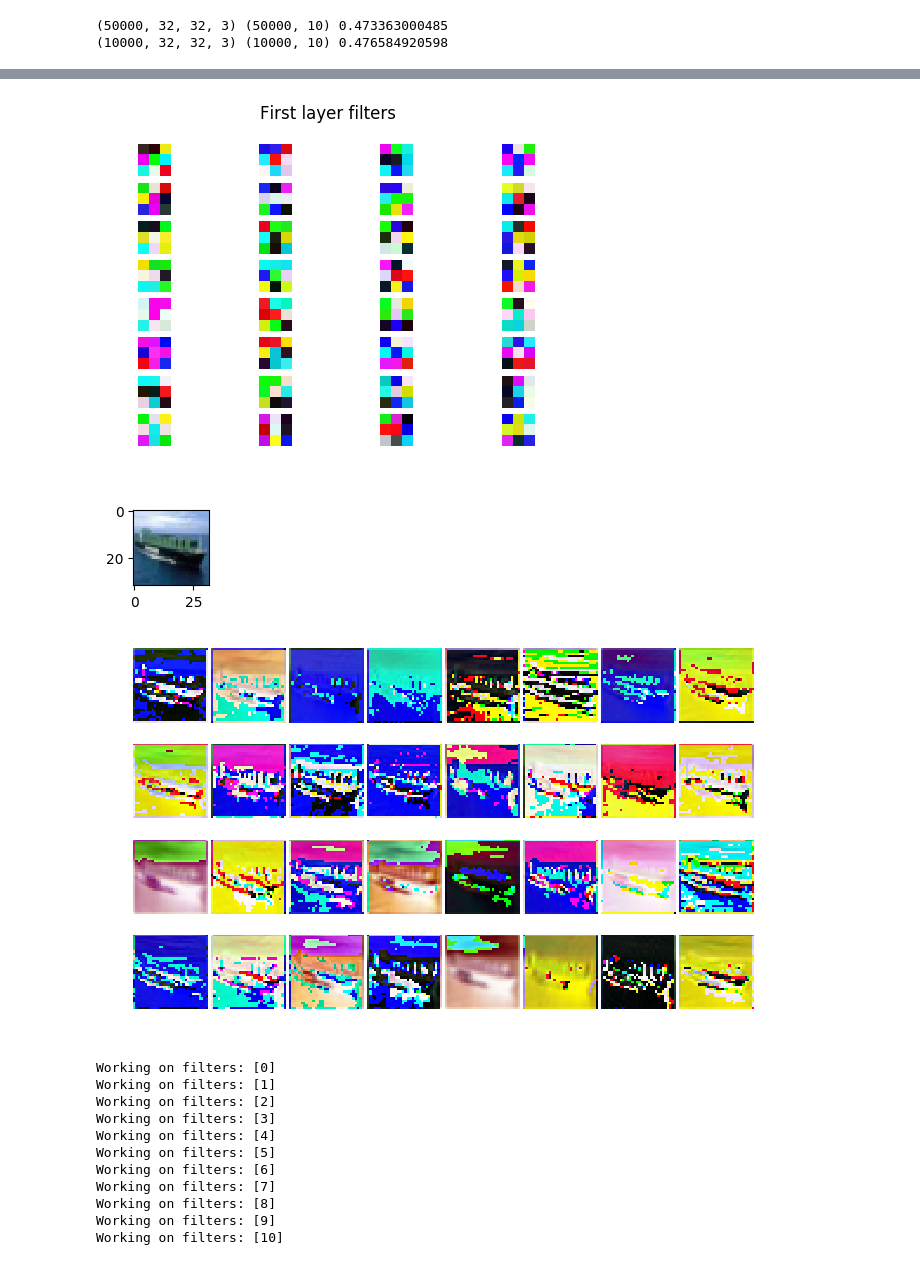
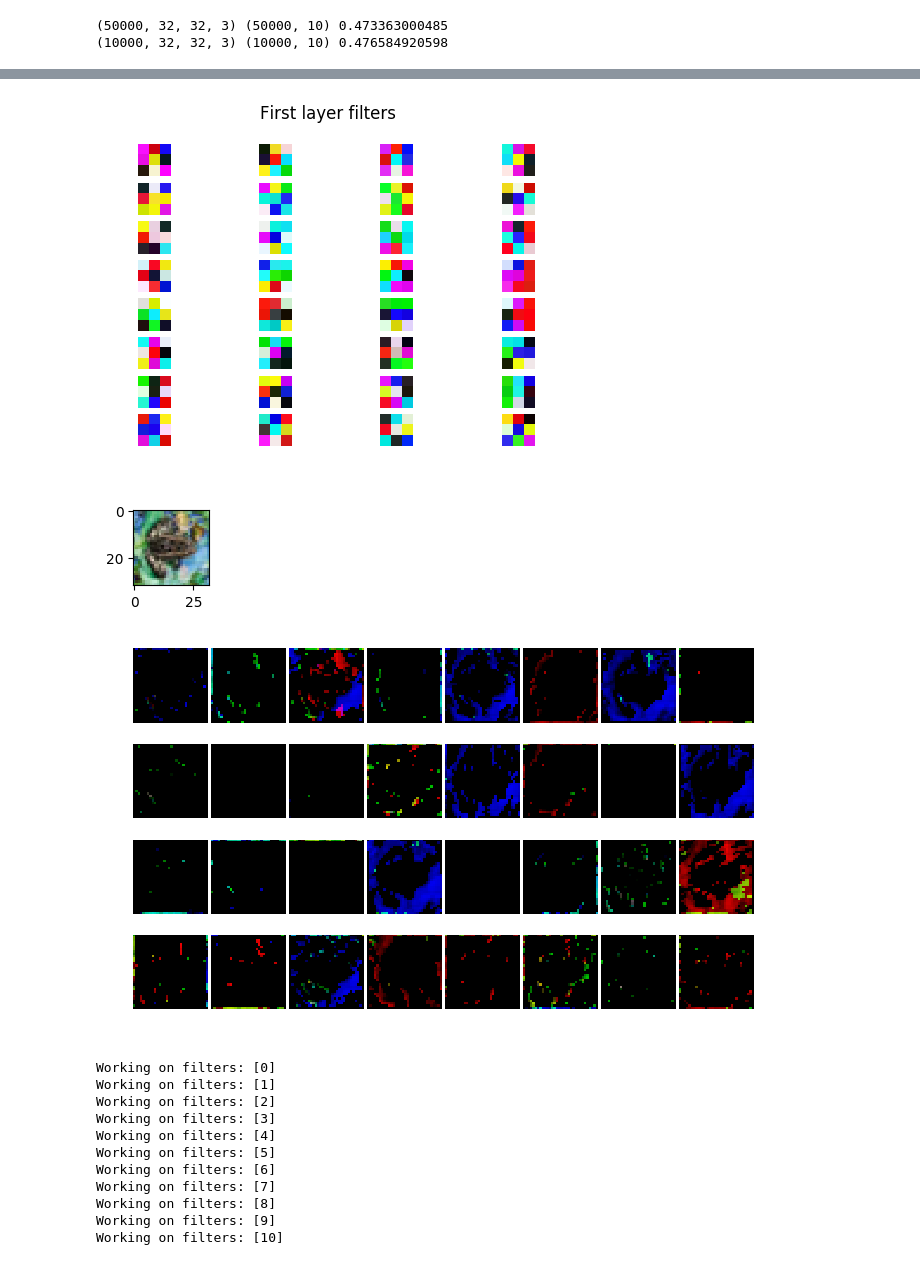
Before and after one commit to alexklibisz/exercises, a Jupyter notebook: neural-networks/cifar10_keras_vis.ipynb, the cells around one changed output, grey strips where cells are left out. Cells and saved outputs as stored; diff of their text form; code cells hidden in the pictures.

Commit message:
more keras-vis examples.

```diff
--- a/neural-networks/cifar10_keras_vis.ipynb
+++ b/neural-networks/cifar10_keras_vis.ipynb
@@ -52,19 +52,19 @@ print(xtst.shape, ytst.shape, np.mean(xtst))
 model = Sequential()
 model.add(InputLayer(input_shape=xtrn.shape[1:]))
 # model.add(Reshape(xtrn.shape[1:] + (1,)))
-model.add(Conv2D(32, 3, activation='relu', name='conv_32_0'))
-model.add(Conv2D(32, 3, activation='relu', name='conv_32_1'))
+model.add(Conv2D(32, 3, padding='same', activation='relu', name='conv_32_0'))
+model.add(Conv2D(32, 3, padding='same', activation='relu', name='conv_32_1'))
 model.add(MaxPooling2D())
-model.add(Dropout(0.25))
-model.add(Conv2D(64, 3, activation='relu', name='conv_64_0'))
-model.add(Conv2D(64, 3, activation='relu', name='conv_64_1'))
+model.add(Dropout(0.05))
+model.add(Conv2D(64, 3, padding='same', activation='relu', name='conv_64_0'))
+model.add(Conv2D(64, 3, padding='same', activation='relu', name='conv_64_1'))
 model.add(MaxPooling2D())
-model.add(Dropout(0.25))
+model.add(Dropout(0.05))
 model.add(Flatten())
 model.add(Dense(1024, activation='relu', name='dense_1024_0'))
-model.add(Dropout(0.5))
+model.add(Dropout(0.25))
 model.add(Dense(1024, activation='relu', name='dense_1024_1'))
-model.add(Dropout(0.5))
+model.add(Dropout(0.25))
 model.add(Dense(ytrn.shape[1], activation='softmax', name='dense_10'))
 model.summary()
 model.compile(loss='categorical_crossentropy', optimizer='adam', metrics=['accuracy'])
@@ -106,30 +106,39 @@ filters = weights.squeeze().transpose([3,0,1,2])
 
 fig, _ = plt.subplots(8, 4)
 for filt, ax in zip(filters, fig.axes):
-    ax.imshow(filt, cmap='gray')
+    ax.imshow(filt)
     ax.axis('off')
 
 plt.suptitle('First layer filters')
 plt.show()
 # %% [output]
-[figure, old version]
+[figure, new version]
 # %%
 # Visualize each of the filters convolved with a random training sample.
-# This (maybe) helps a little more.
-img = xtst[np.random.randint(0, len(xtst))]
+# This (maybe) helps a little more. For example, if you apply a relu (max)
+# to the conv output, scale it to [0,1], then clip at the 50th percentile,
+# you'll see some filters are dark and others are bright for certain parts
+# and channels in the image. You can turn the conv activations into a mask
+# and multiply the image by the mask to show which parts are "important" to
+# each of the filters.
+img = xtrn[200]
 plt.figure(figsize=(1,1))
 plt.imshow(img)
 plt.show()
 fig, _ = plt.subplots(4, 8,figsize=(8,5))
 for filt, ax in zip(filters, fig.axes):
     conv = convolve(img, filt, mode='constant', cval=0.)
-    ax.imshow(conv)
+    conv = np.clip(conv, 0, np.max(conv))
+    conv /= np.max(conv)
+    conv[conv < 0.5] = 0.
+    mask = conv > 0
+    ax.imshow(img * mask)
     ax.axis('off')
 plt.subplots_adjust(left=None, wspace=0.05, hspace=0.05, right=None)
 plt.show()
 # %% [output]
-[figure, old version]
+[figure, new version]
-[figure, old version]
+[figure, new version]
 # %%
 # Use keras-vis to find an image that maximizes the first layer's filters.
 # This at least creates some distinguishable patterns, although it's not immediately obvious
```
Also changed, not shown: parts of 4 cells of this notebook.
